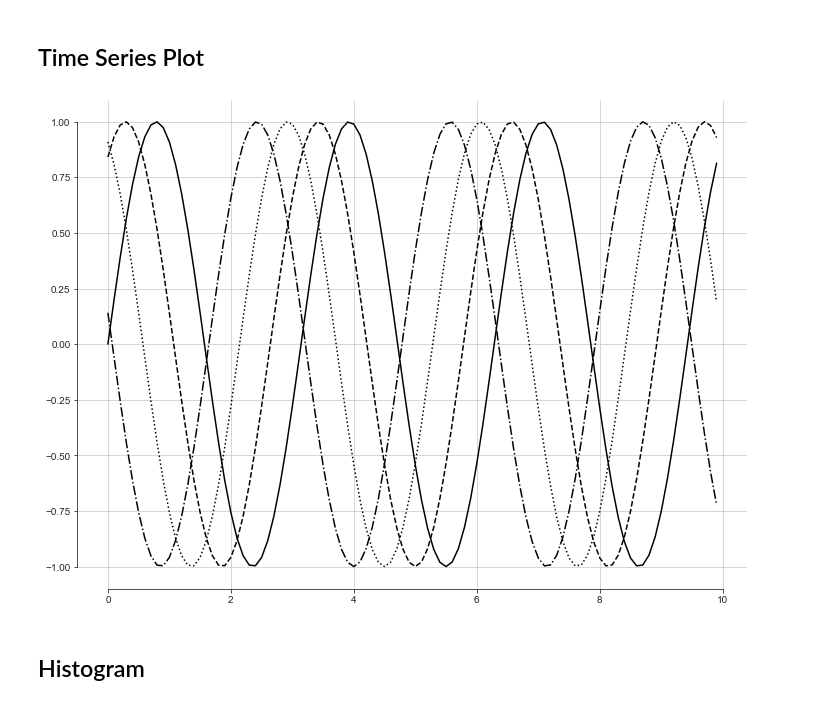
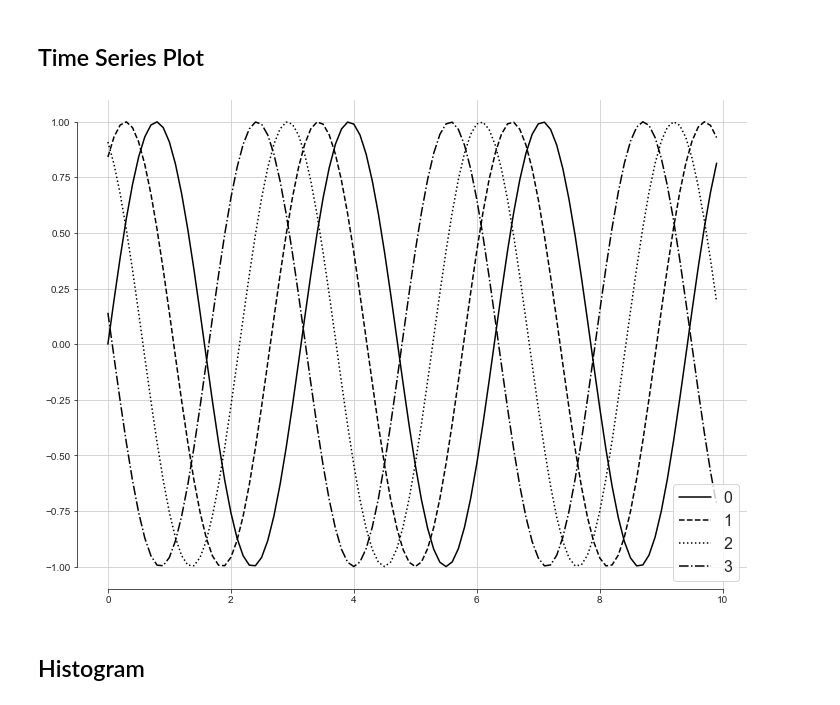
Before and after one commit to verypossible/very_plot, a Jupyter notebook: examples/blog_examples.ipynb, the cells around one changed output. Drawn from its saved outputs; the diff is of its cells as text; code cells hidden in the pictures.

```diff
--- a/examples/blog_examples.ipynb
+++ b/examples/blog_examples.ipynb
@@ -14,15 +14,16 @@ themes.blog_mpl()
 # %%
 fig = plt.figure(figsize=(12, 9))
 ax = fig.add_subplot(111)
 
 x = np.arange(0, 10, 0.1)
 
 for i in range(4):
     ax.plot(x, np.sin(2*x + i), label=i)
 
+ax.legend(fontsize=16)
 ax.despine()
 # %% [output]
-[figure, old version]
+[figure, new version]
 # %% [markdown]
 ## Histogram
 # %%
```
Also changed, not shown: parts of 4 cells of this notebook, 1 other file.
